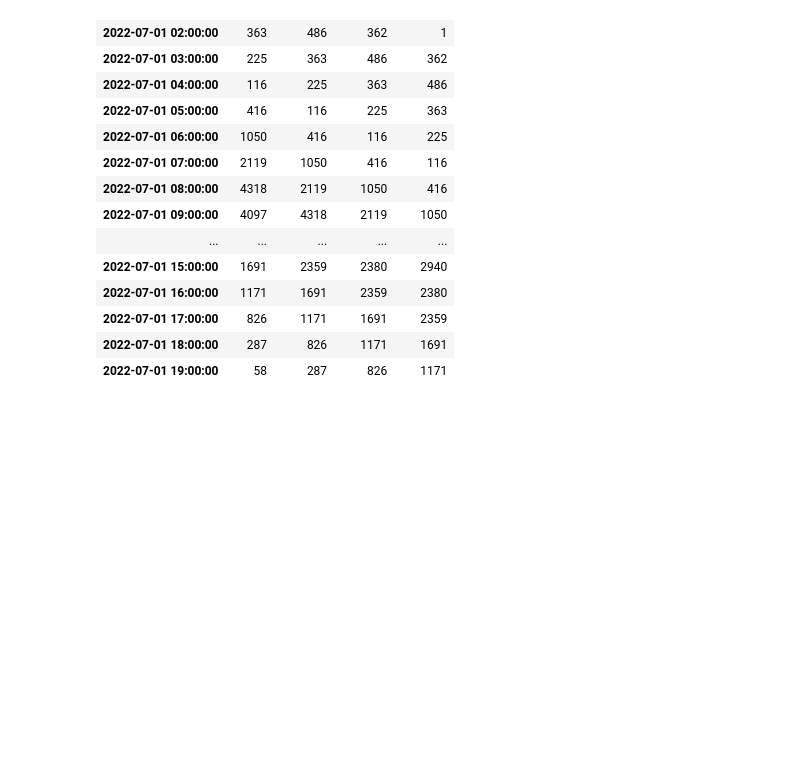
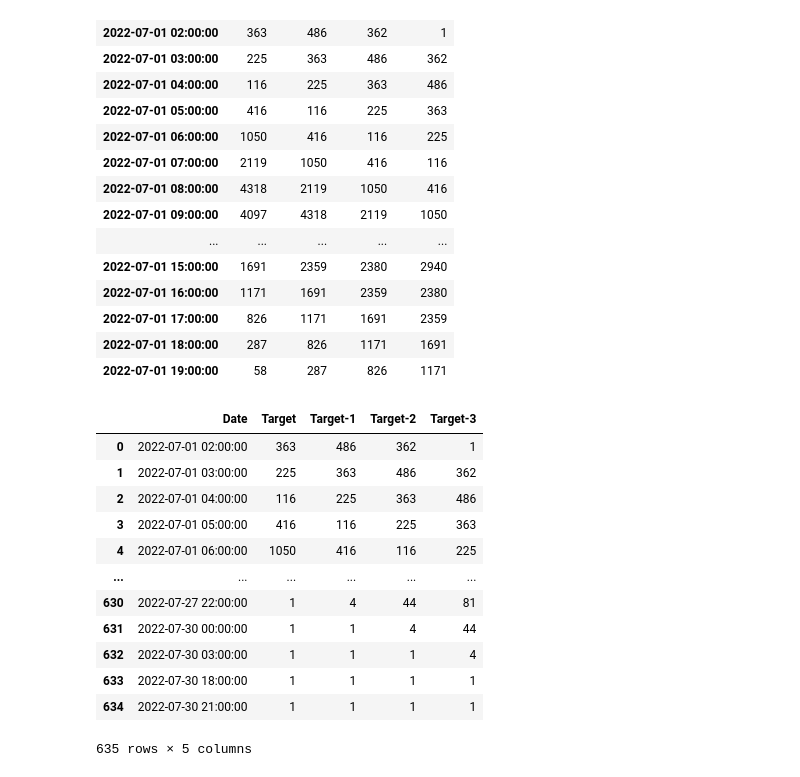
Before and after one commit to Archit2000/Traffic-Ticket-Prediction-using-Machine-Learning, a Jupyter notebook: LSTM model.ipynb, the cells around one changed output. Cells and saved outputs as stored; diff of their text form; code cells hidden in the pictures; blank space fills up the shorter version.

```diff
--- a/LSTM model.ipynb
+++ b/LSTM model.ipynb
@@ -131,3 +132,19 @@ window_df=window_df[2:]
+# %%
+window_df
+# %% [output]
+|  | Date | Target | Target-1 | Target-2 | Target-3 |
+| 0 | 2022-07-01 02:00:00 | 363 | 486 | 362 | 1 |
+| 1 | 2022-07-01 03:00:00 | 225 | 363 | 486 | 362 |
+| 2 | 2022-07-01 04:00:00 | 116 | 225 | 363 | 486 |
+| 3 | 2022-07-01 05:00:00 | 416 | 116 | 225 | 363 |
+| 4 | 2022-07-01 06:00:00 | 1050 | 416 | 116 | 225 |
+| ... | ... | ... | ... | ... | ... |
+| 630 | 2022-07-27 22:00:00 | 1 | 4 | 44 | 81 |
+| 631 | 2022-07-30 00:00:00 | 1 | 1 | 4 | 44 |
+| 632 | 2022-07-30 03:00:00 | 1 | 1 | 1 | 4 |
+| 633 | 2022-07-30 18:00:00 | 1 | 1 | 1 | 1 |
+| 634 | 2022-07-30 21:00:00 | 1 | 1 | 1 | 1 |
+635 rows × 5 columns
 # %%
 def windowed_df_to_date_X_y(windowed_dataframe):
     df_as_np = windowed_dataframe.to_numpy()
```
Also changed, not shown: parts of 5 cells of this notebook.
